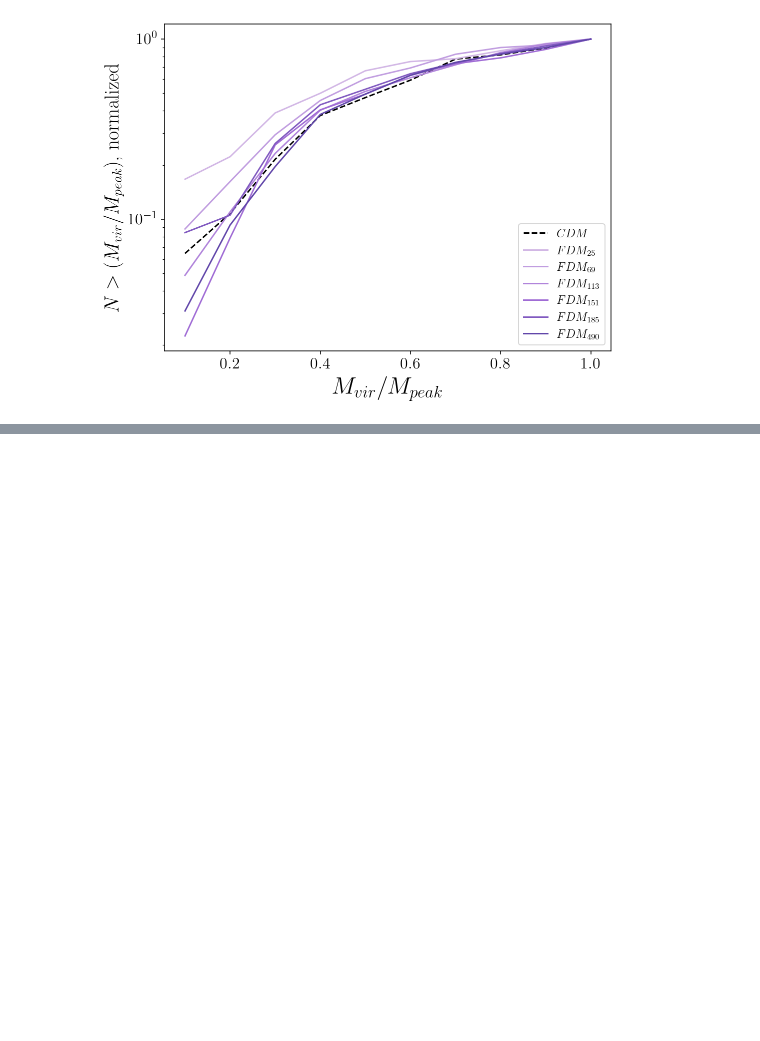
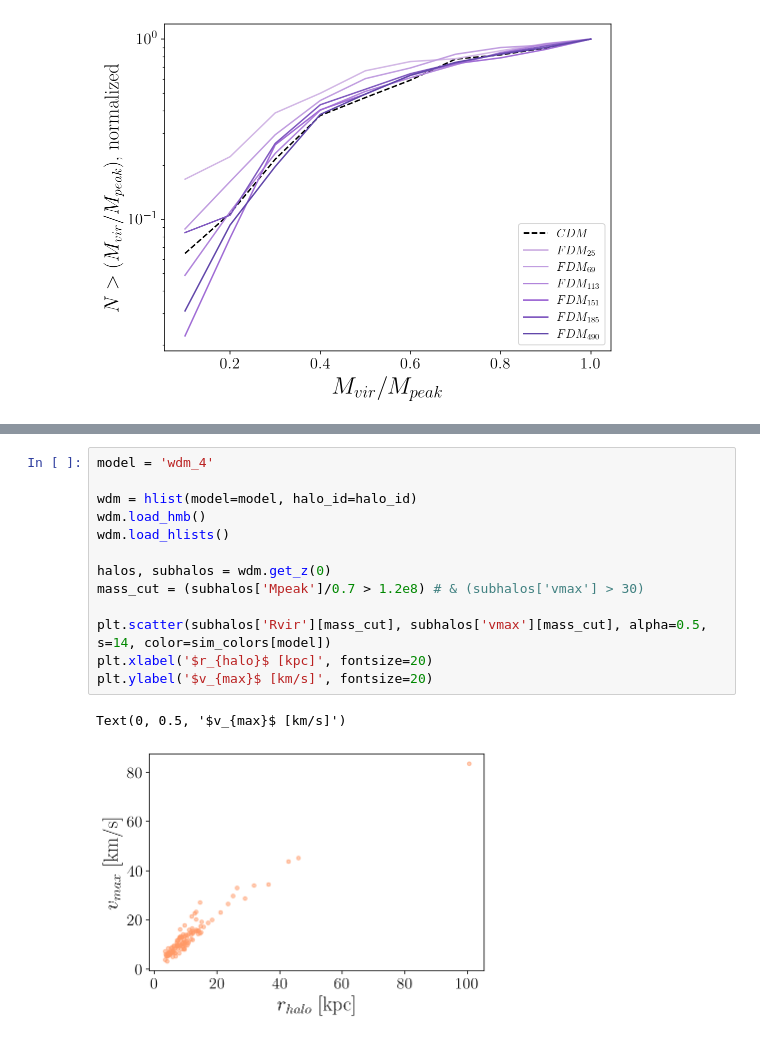
Before and after one commit to theotherlogan/nsbp-2023, a Jupyter notebook: notebooks/reading_experiments.ipynb, the cells around one changed output, grey strips where cells are left out. Saved outputs shown, nothing was run; the diff lists cells and outputs as text; blank space fills up the shorter version.

```diff
--- a/notebooks/reading_experiments.ipynb
+++ b/notebooks/reading_experiments.ipynb
@@ -306,0 +341,16 @@ plt.legend(fontsize=12)
+# %%
+model = 'wdm_4'
+
+wdm = hlist(model=model, halo_id=halo_id)
+wdm.load_hmb()
+wdm.load_hlists()
+
+halos, subhalos = wdm.get_z(0)
+mass_cut = (subhalos['Mpeak']/0.7 > 1.2e8) # & (subhalos['vmax'] > 30)
+
+plt.scatter(subhalos['Rvir'][mass_cut], subhalos['vmax'][mass_cut], alpha=0.5, s=14, color=sim_colors[model])
+plt.xlabel('$r_{halo}$ [kpc]', fontsize=20)
+plt.ylabel('$v_{max}$ [km/s]', fontsize=20)
+# %% [output]
+Text(0, 0.5, '$v_{max}$ [km/s]')
+[figure, added]
```
Also changed, not shown: parts of 7 cells of this notebook.
